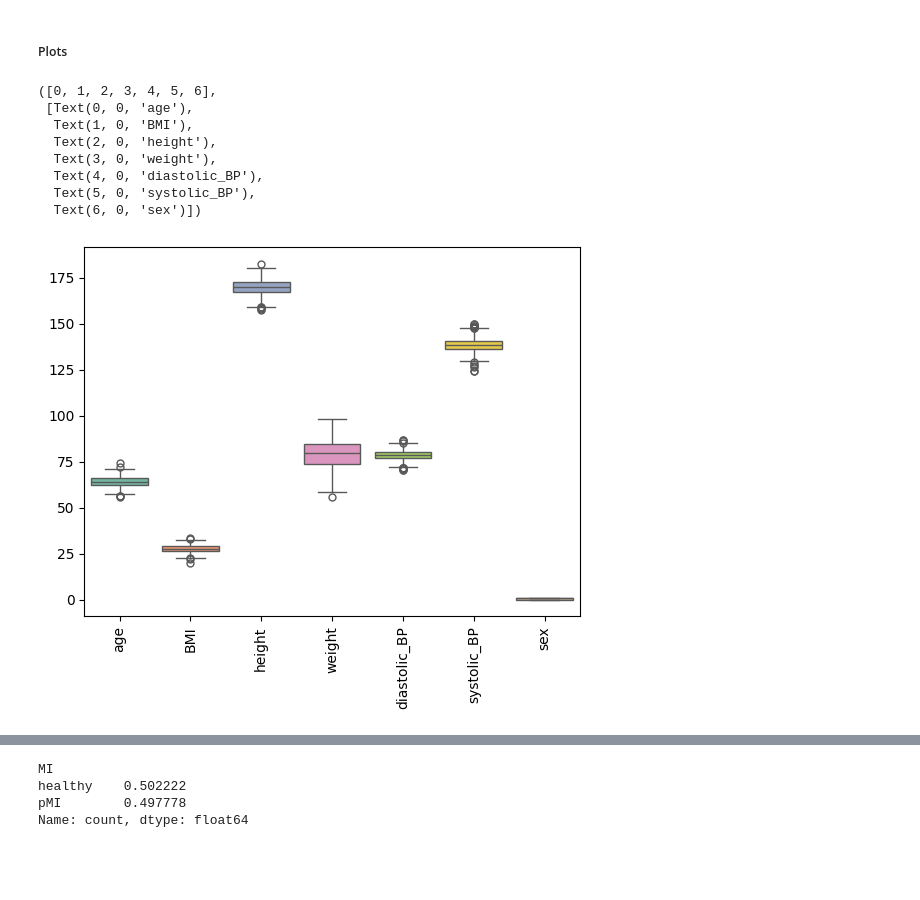
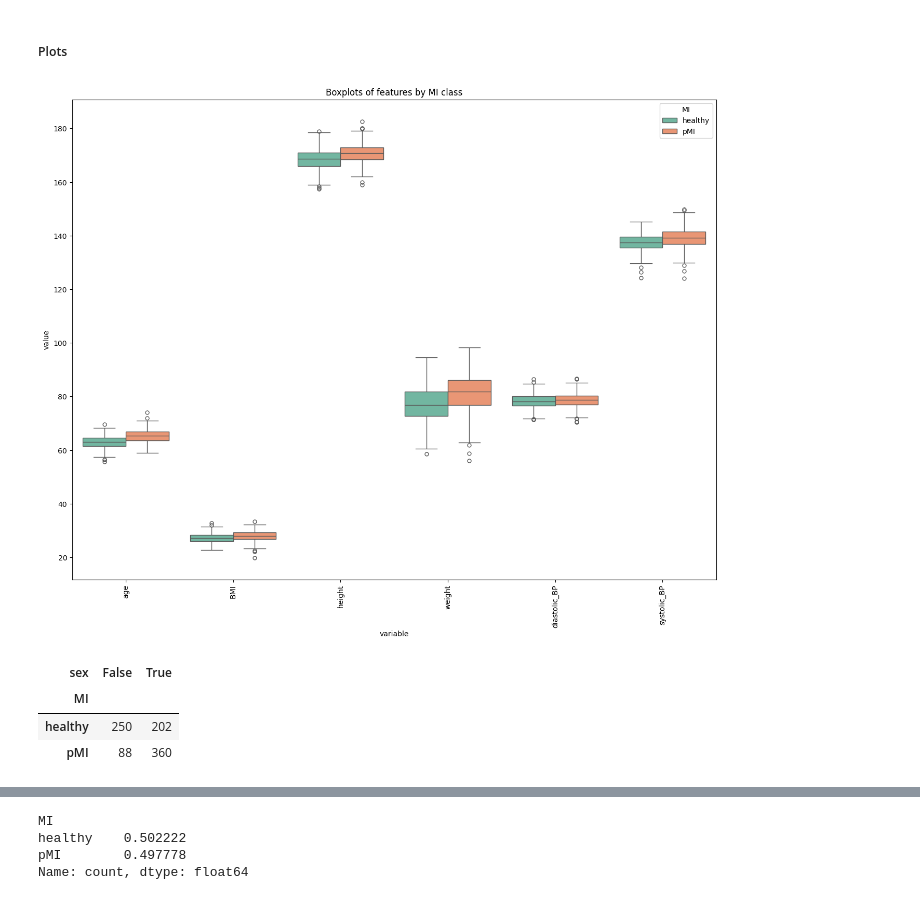
Before and after one commit to emilynurden/myocardial-infarction-predictions, a Jupyter notebook: notebooks:/data_exploration.ipynb, the cells around one changed output, grey strips where cells are left out. Saved outputs shown, nothing was run; the diff lists cells and outputs as text; code cells hidden in the pictures; blank space fills up the shorter version.

Commit message:
changes to data visulisation - split by male and female

```diff
--- a/notebooks:/data_exploration.ipynb
+++ b/notebooks:/data_exploration.ipynb
@@ -100,19 +101,26 @@ numeric_feature_columns
 # %% [markdown]
 ##### Plots
 # %%
-#boxplot of all columns
-plt.figure()
-
-sns.boxplot(data = df_to_explore, fliersize = 5, palette = 'Set2')
-#plt.boxplot(fh1, showfliers = True, vert=False)
-plt.xticks(rotation = 90)
+plt.figure(figsize=(16,12))
+sns.boxplot(
+    x="variable",
+    y="value",
+    hue="MI",
+    data=df_to_explore.melt(id_vars="MI", value_vars=numeric_feature_columns),
+    fliersize=5,
+    palette="Set2"
+)
+plt.xticks(rotation=90)
+plt.title("Boxplots of features by MI class")
+plt.legend(title="MI")
+plt.show()
 # %% [output]
-([0, 1, 2, 3, 4, 5, 6],
- [Text(0, 0, 'age'),
-  Text(1, 0, 'BMI'),
-  Text(2, 0, 'height'),
-  Text(3, 0, 'weight'),
-  Text(4, 0, 'diastolic_BP'),
-  Text(5, 0, 'systolic_BP'),
-  Text(6, 0, 'sex')])
-[figure, old version]
+[figure, new version]
+# %%
+#correlation between sex and condition
+pd.crosstab(df_to_explore['MI'], df_to_explore['sex'])
+# %% [output]
+| sex | False | True |
+| MI |  |  |
+| healthy | 250 | 202 |
+| pMI | 88 | 360 |
```
Also changed, not shown: parts of 5 cells of this notebook, 1 other file.
